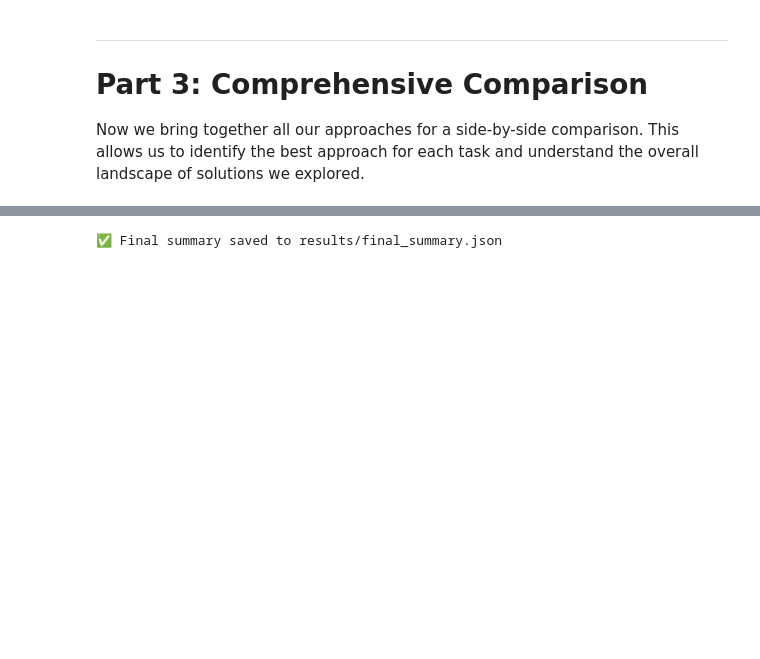
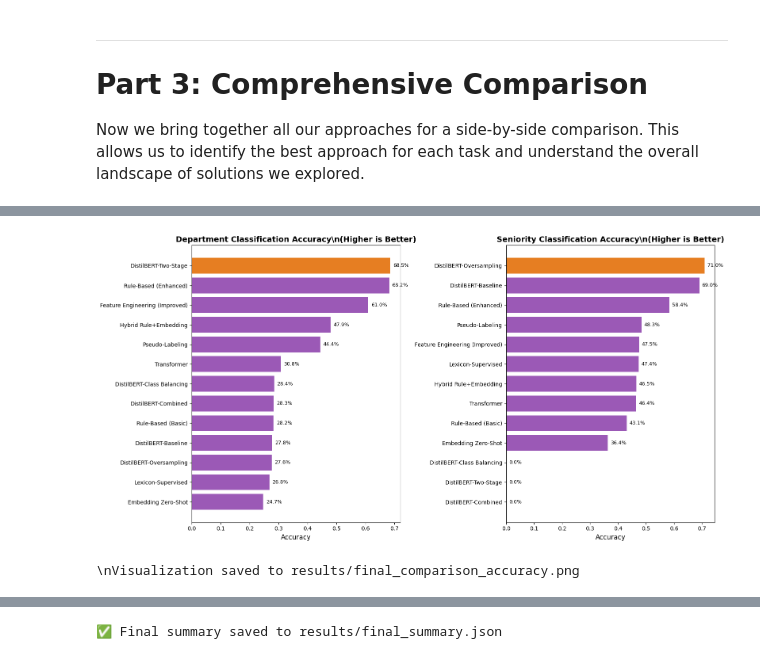
Before and after one commit to Julster35/BuzzwordLearner, a Jupyter notebook: notebooks/99_final_comparison.ipynb, the cells around one changed output, grey strips where cells are left out. Cells and saved outputs as stored; diff of their text form; code cells hidden in the pictures; blank space fills up the shorter version.

```diff
--- a/notebooks/99_final_comparison.ipynb
+++ b/notebooks/99_final_comparison.ipynb
@@ -677,0 +732,27 @@ Our experiments with class balancing techniques showed that oversampling is more
+# %%
+fig, axes = plt.subplots(1, 2, figsize=(16, 8))
+# Department comparison (Accuracy)
+ax1 = axes[0]
+dept_sorted = results_df.sort_values('dept_accuracy', ascending=True)
+colors = ['#e67e22' if x == dept_sorted['dept_accuracy'].max() else '#9b59b6' for x in dept_sorted['dept_accuracy']]
+bars1 = ax1.barh(dept_sorted['approach'], dept_sorted['dept_accuracy'], color=colors)
+ax1.set_xlabel('Accuracy', fontsize=12)
+ax1.set_title('Department Classification Accuracy\\n(Higher is Better)', fontsize=14, fontweight='bold')
+for bar, val in zip(bars1, dept_sorted['dept_accuracy']):
+    ax1.text(val + 0.01, bar.get_y() + bar.get_height()/2, f'{val:.1%}', va='center', fontsize=9)
+# Seniority comparison (Accuracy)
+ax2 = axes[1]
+sen_sorted = results_df.sort_values('sen_accuracy', ascending=True)
+colors = ['#e67e22' if x == sen_sorted['sen_accuracy'].max() else '#9b59b6' for x in sen_sorted['sen_accuracy']]
+bars2 = ax2.barh(sen_sorted['approach'], sen_sorted['sen_accuracy'], color=colors)
+ax2.set_xlabel('Accuracy', fontsize=12)
+ax2.set_title('Seniority Classification Accuracy\\n(Higher is Better)', fontsize=14, fontweight='bold')
+for bar, val in zip(bars2, sen_sorted['sen_accuracy']):
+    ax2.text(val + 0.01, bar.get_y() + bar.get_height()/2, f'{val:.1%}', va='center', fontsize=9)
+plt.tight_layout()
+plt.savefig('./results/final_comparison_accuracy.png', dpi=150, bbox_inches='tight')
+plt.show()
+print("\\nVisualization saved to results/final_comparison_accuracy.png")
+# %% [output]
+[figure, added]
+\nVisualization saved to results/final_comparison_accuracy.png
```
Also changed, not shown: parts of 13 cells of this notebook, 14 other files.
